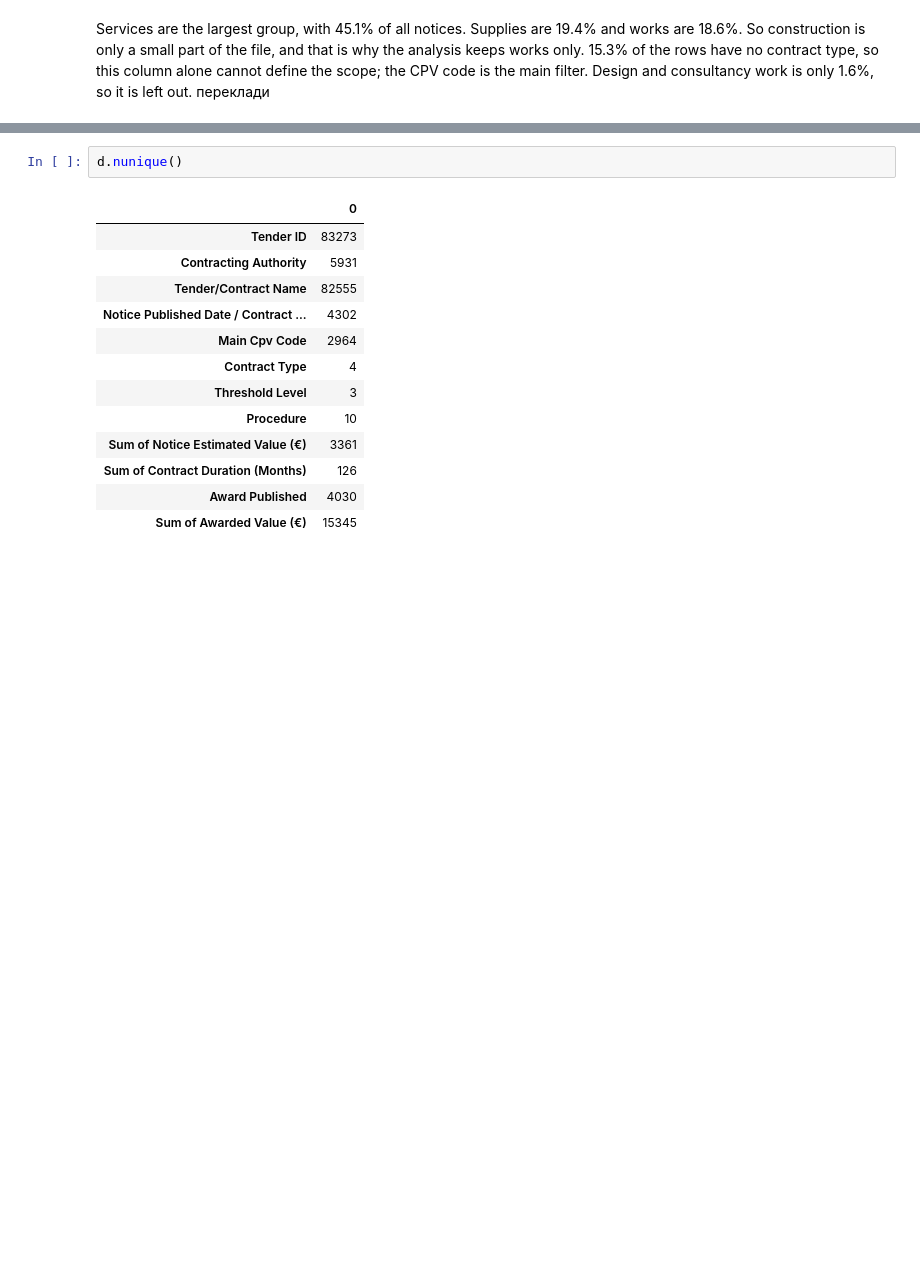
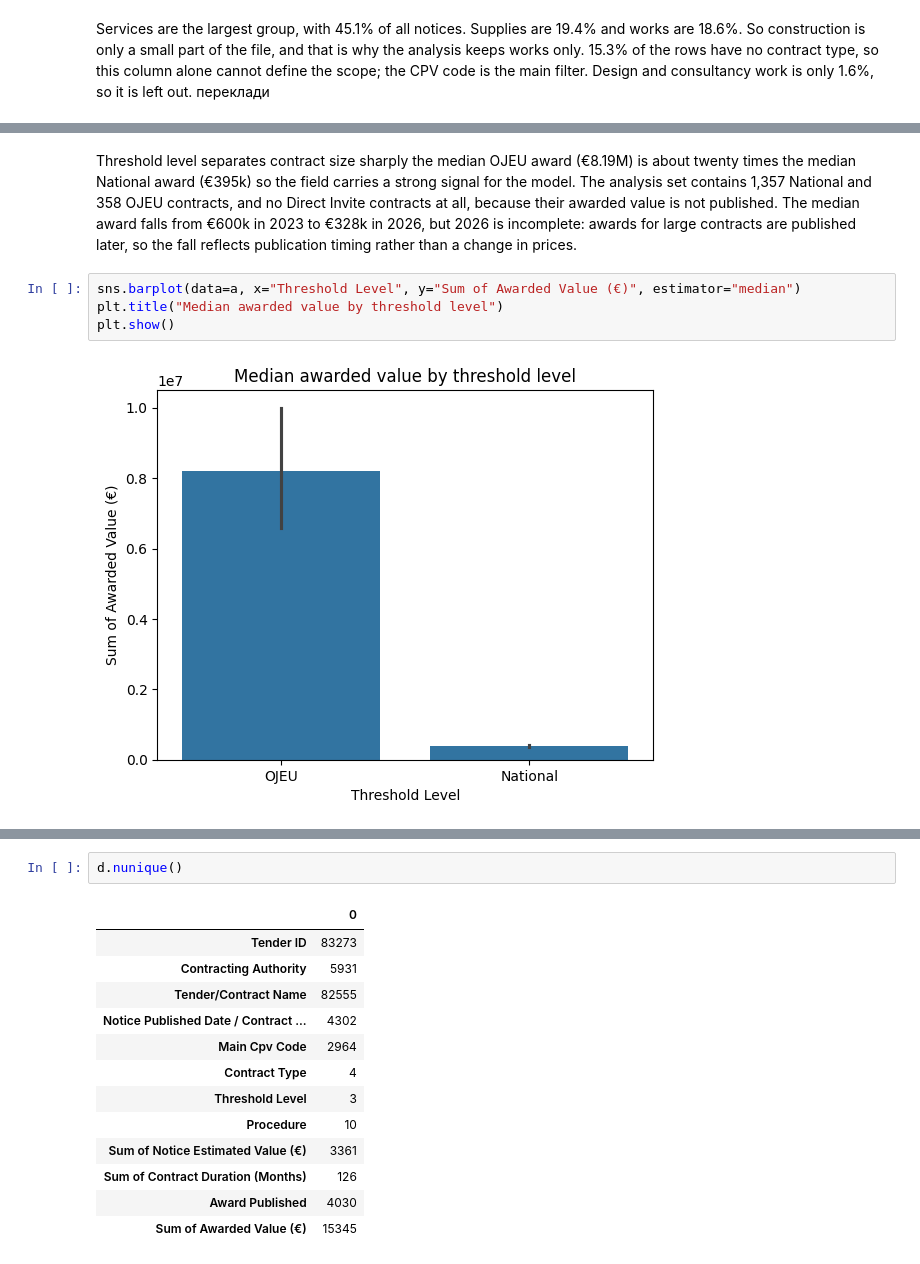
Before and after one commit to KaterynaKon/irish-tender-value, a Jupyter notebook: public_tender_value.ipynb, the cells around one changed output, grey strips where cells are left out. Drawn from its saved outputs; the diff is of its cells as text; blank space fills up the shorter version.

```diff
--- a/public_tender_value.ipynb
+++ b/public_tender_value.ipynb
@@ -213,0 +349,8 @@ dtype: int64
+# %% [markdown]
+Threshold level separates contract size sharply  the median OJEU award (€8.19M) is about twenty times the median National award (€395k)  so the field carries a strong signal for the model. The analysis set contains 1,357 National and 358 OJEU contracts, and no Direct Invite contracts at all, because their awarded value is not published. The median award falls from €600k in 2023 to €328k in 2026, but 2026 is incomplete: awards for large contracts are published later, so the fall reflects publication timing rather than a change in prices.
+# %%
+sns.barplot(data=a, x="Threshold Level", y="Sum of Awarded Value (€)", estimator="median")
+plt.title("Median awarded value by threshold level")
+plt.show()
+# %% [output]
+[figure, added]
```
Also changed, not shown: parts of 32 cells of this notebook.
